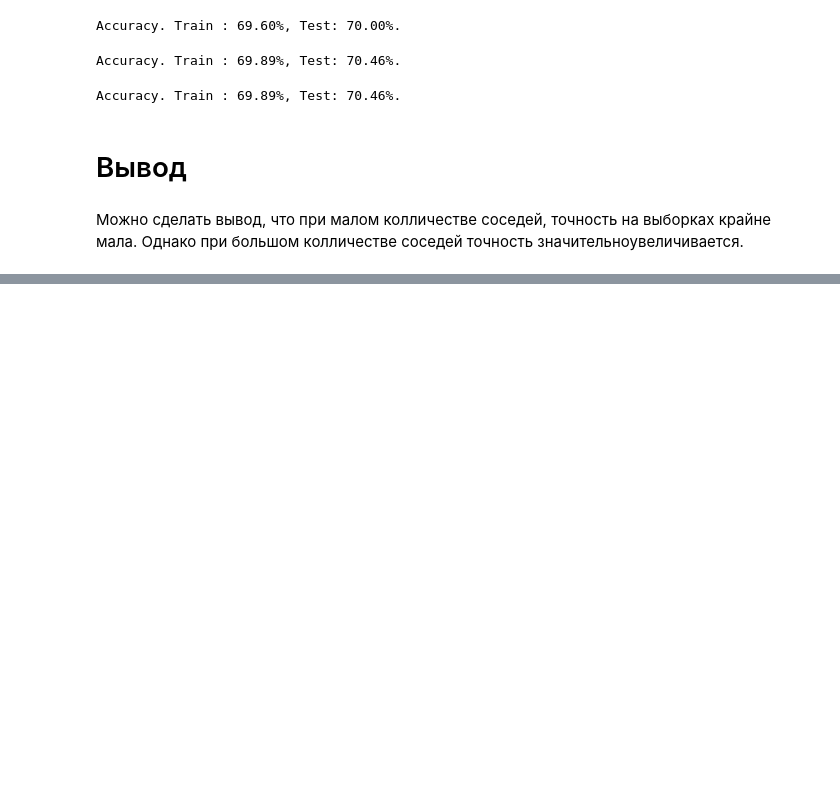
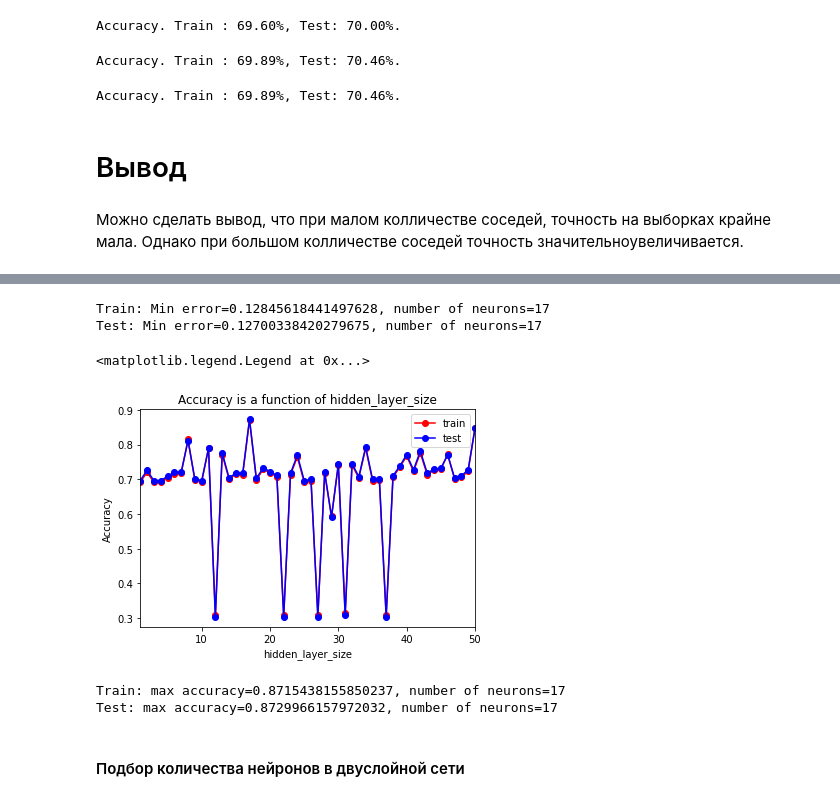
Before and after one commit to kuznetsov-ns/ML, a Jupyter notebook: Salary_Data_hw2.ipynb, the cells around one changed output, grey strips where cells are left out. Cells and saved outputs as stored; diff of their text form; code cells hidden in the pictures; blank space fills up the shorter version.

```diff
--- a/Salary_Data_hw2.ipynb
+++ b/Salary_Data_hw2.ipynb
@@ -438,0 +513,25 @@ Accuracy. Train : 69.89%, Test: 70.46%.
+# %%
+print("Train: Min error={0}, number of neurons={1}".format(np.min(train_err), hidden_layer_size[np.argmin(train_err)]))
+print("Test: Min error={0}, number of neurons={1}".format(np.min(test_err), hidden_layer_size[np.argmin(test_err)]))
+# %% [output]
+Train: Min error=0.12845618441497628, number of neurons=17
+Test: Min error=0.12700338420279675, number of neurons=17
+# %%
+plt.plot(hidden_layer_size, train_acc, 'r-o', label = 'train')
+plt.plot(hidden_layer_size, test_acc, 'b-o', label = 'test')
+plt.xlim([np.min(hidden_layer_size), np.max(hidden_layer_size)])
+plt.title('Accuracy is a function of hidden_layer_size')
+plt.xlabel('hidden_layer_size')
+plt.ylabel('Accuracy')
+plt.legend()
+# %% [output]
+<matplotlib.legend.Legend at 0x...>
+[figure, added]
+# %%
+print("Train: max accuracy={0}, number of neurons={1}".format(np.max(train_acc), hidden_layer_size[np.argmax(train_acc)]))
+print("Test: max accuracy={0}, number of neurons={1}".format(np.max(test_acc), hidden_layer_size[np.argmax(test_acc)]))
+# %% [output]
+Train: max accuracy=0.8715438155850237, number of neurons=17
+Test: max accuracy=0.8729966157972032, number of neurons=17
+# %% [markdown]
+#### Подбор количества нейронов в двуслойной сети
```
Also changed, not shown: parts of 29 cells of this notebook.
